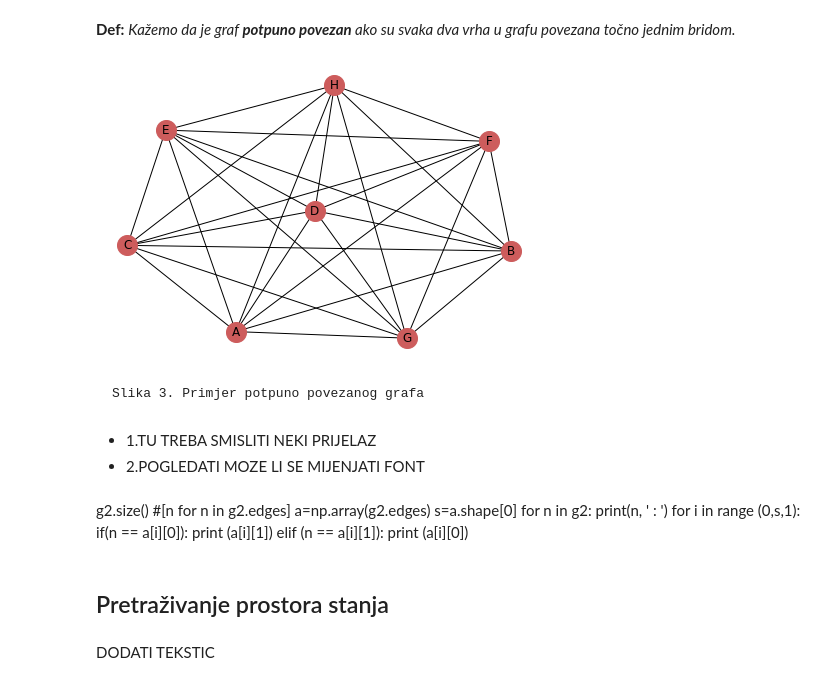
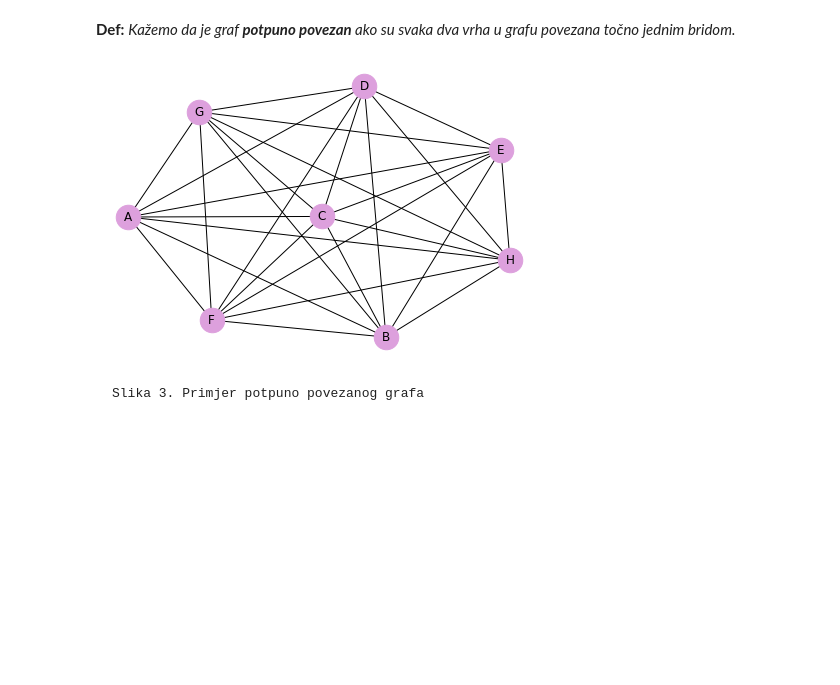
Before and after one commit to lornovak/MS-esej1, a Jupyter notebook: Esej 1..ipynb, the cells around one changed output. Drawn from its saved outputs; the diff is of its cells as text; code cells hidden in the pictures; blank space fills up the shorter version.

```diff
--- a/Esej 1..ipynb
+++ b/Esej 1..ipynb
@@ -74,32 +81,14 @@ plt.show()
 # %%
 g2=nx.Graph()
 nodes2=np.array(['A','B','C','D','E','F','G','H'])
 n=nodes2.size
 for i in range(0,n,1):
     g2.add_node(nodes2[i])
 
 g2=nx.complete_graph(g2.nodes())
 
-nx.draw(g2, with_labels=True, node_size=400, node_shape='o', node_color="indianred")
+nx.draw(g2, with_labels=True, node_size=600, node_shape='o', node_color="plum")
 # %% [output]
-[figure, old version]
+[figure, new version]
 # %% [markdown]
     Slika 3. Primjer potpuno povezanog grafa
-# %% [markdown]
-* 1.TU TREBA SMISLITI NEKI PRIJELAZ
-* 2.POGLEDATI MOZE LI SE MIJENJATI FONT
-# %% [markdown]
-g2.size() #[n for n in g2.edges]
-a=np.array(g2.edges)
-s=a.shape[0]
-for n in g2:
-    print(n, ' : ')
-    for i in range (0,s,1):
-        if(n == a[i][0]):
-            print (a[i][1])
-        elif (n == a[i][1]):
-            print (a[i][0])
-# %% [markdown]
-## Pretraživanje prostora stanja <a name="pps"></a>
-# %% [markdown]
-DODATI TEKSTIC
```
Also changed, not shown: parts of 63 cells of this notebook.
